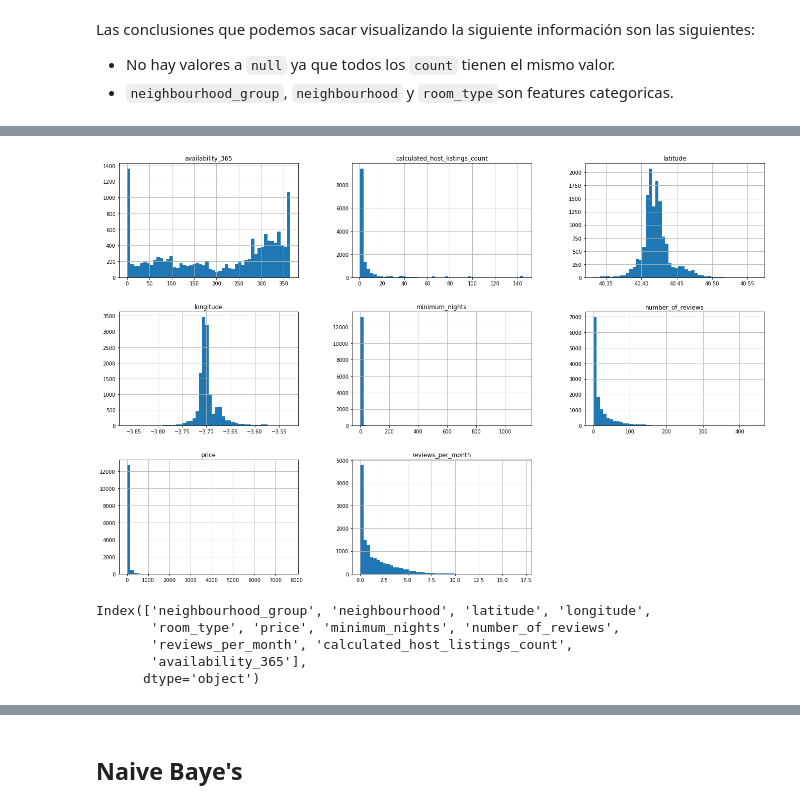
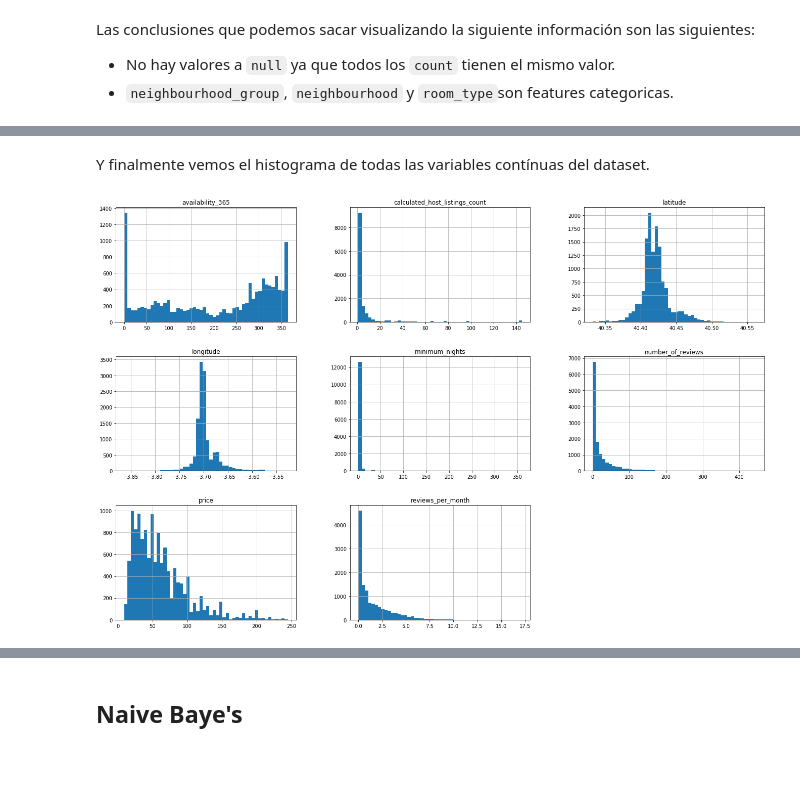
Before and after one commit to frapima/AAI, a Jupyter notebook: projects/module1/tp1/InsideAirBnB.ipynb, the cells around one changed output, grey strips where cells are left out. Drawn from its saved outputs; the diff is of its cells as text; code cells hidden in the pictures; blank space fills up the shorter version.

```diff
--- a/projects/module1/tp1/InsideAirBnB.ipynb
+++ b/projects/module1/tp1/InsideAirBnB.ipynb
@@ -120,0 +147,2 @@ Las conclusiones que podemos sacar visualizando la siguiente información son la
+# %%
+airbnb_est = airbnb.copy()
@@ -120,0 +171,8 @@ Las conclusiones que podemos sacar visualizando la siguiente información son la
+# %%
+# pasar a pipeline
+q = airbnb_est["price"].quantile(0.98)
+airbnb_est = airbnb_est[airbnb_est["price"] < q]
+
+# pasar a pipeline
+q = airbnb_est["minimum_nights"].quantile(0.9999)
+airbnb_est = airbnb_est[airbnb_est["minimum_nights"] < q]
@@ -121,13 +226,7 @@ Las conclusiones que podemos sacar visualizando la siguiente información son la
+# %% [markdown]
+Y finalmente vemos el histograma de todas las variables contínuas del dataset.
 # %%
-airbnb.hist(bins=50, figsize=(23,15))
+airbnb_est.hist(bins=50, figsize=(23,15))
 plt.show()
 # %% [output]
-[figure, old version]
+[figure, new version]
-# %%
-airbnb.columns
-# %% [output]
-Index(['neighbourhood_group', 'neighbourhood', 'latitude', 'longitude',
-       'room_type', 'price', 'minimum_nights', 'number_of_reviews',
-       'reviews_per_month', 'calculated_host_listings_count',
-       'availability_365'],
-      dtype='object')
```
Also changed, not shown: parts of 72 cells of this notebook, 1 other file.
